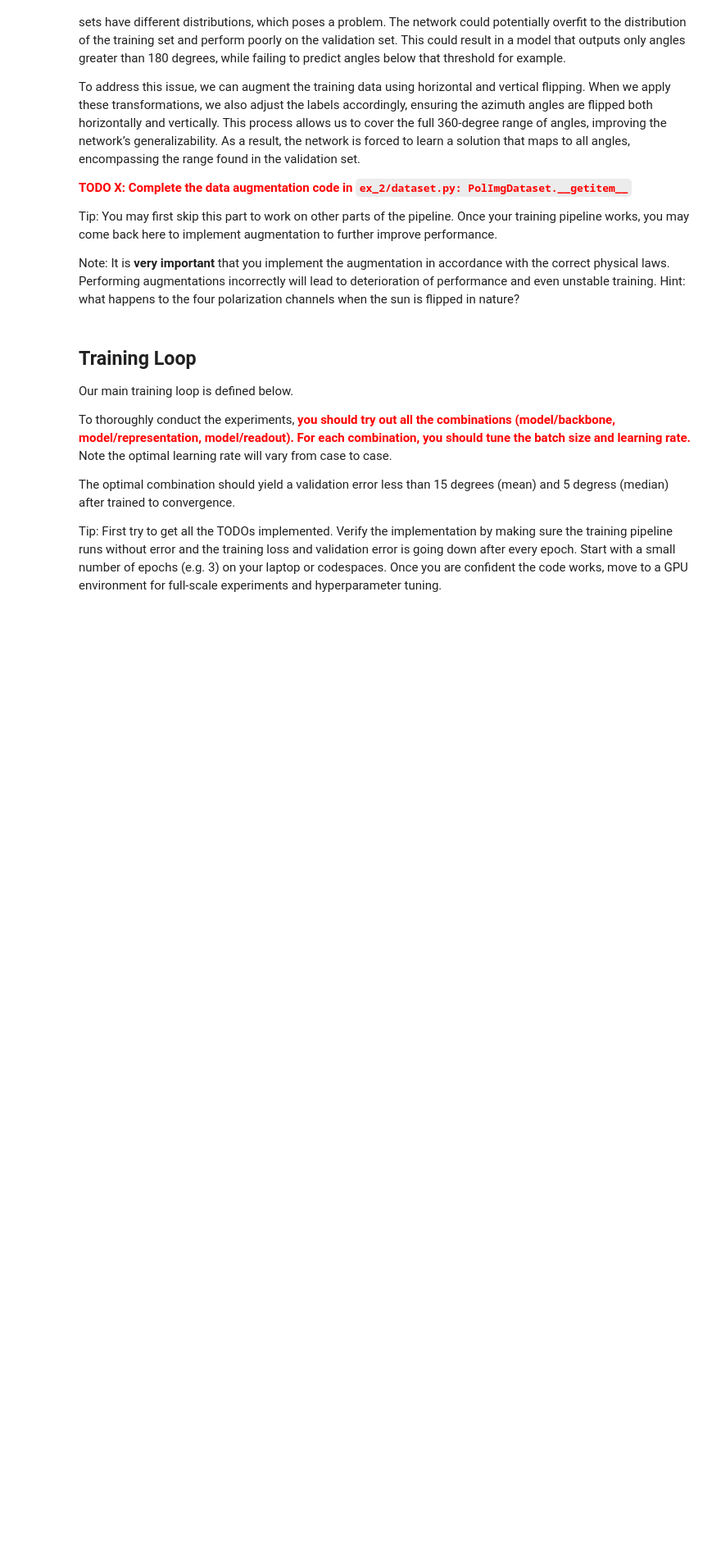
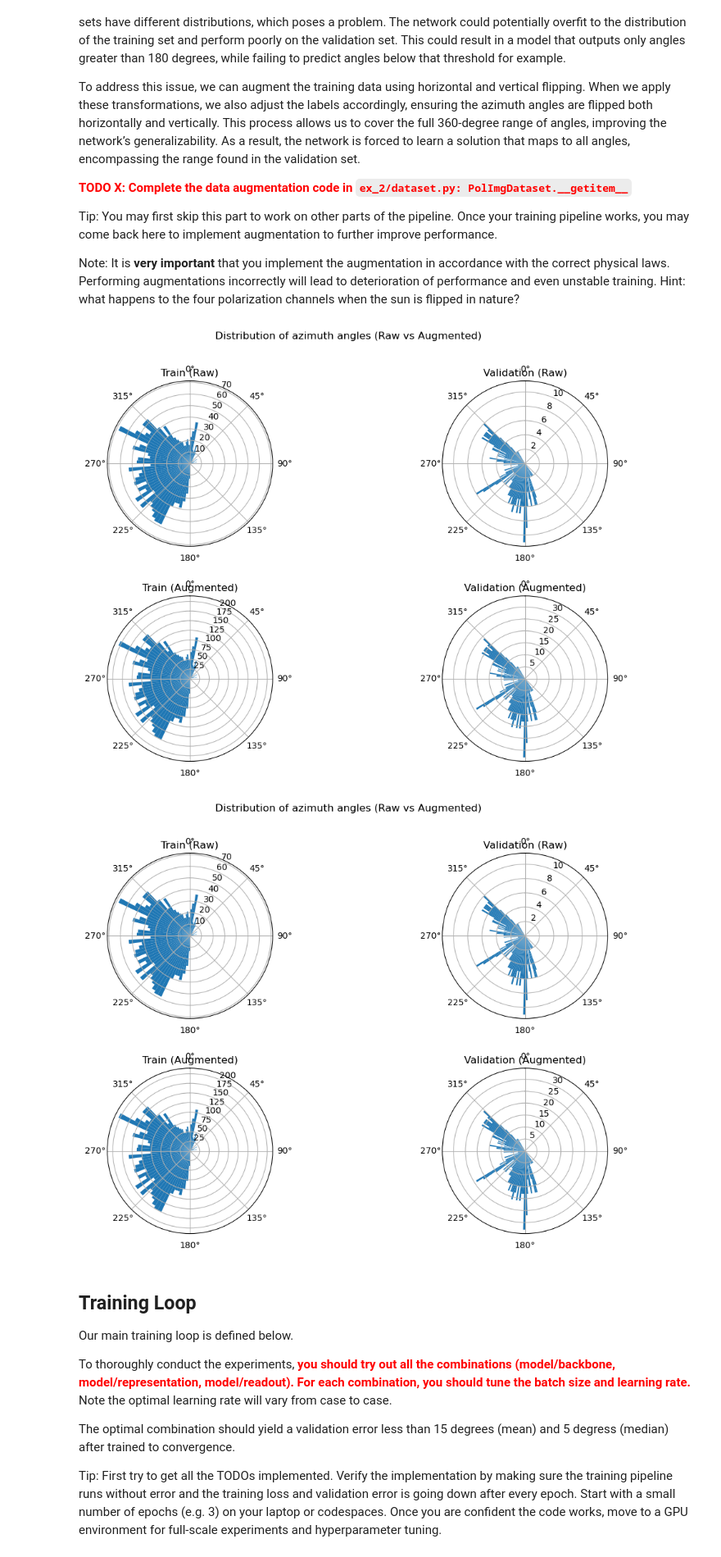
Before and after one commit to QMissinne/AE4353-Y25, a Jupyter notebook: ex_2/ex_2.ipynb, the cells around one changed output. Shown at 82% size. Saved outputs shown, nothing was run; the diff lists cells and outputs as text; code cells hidden in the pictures; blank space fills up the shorter version.

```diff
--- a/ex_2/ex_2.ipynb
+++ b/ex_2/ex_2.ipynb
@@ -43,9 +43,11 @@ import os
 import dataset
 from dataset import PolImgDataset
 
+# dataset_path = "/path/to/workspace/AE4353-Y25/data/polarization_dataset"
+dataset_path = "/media/qmissinne/Starry/AE4353/AE4353-Datasets-2024/polarization_dataset"
+
 base_dataset = PolImgDataset(
-    # "/path/to/workspace/AE4353-Y25/data/polarization_dataset",
-    "/home/qmissinne/MAVLab/AE4353-Y24/data/polarization_dataset",
+    dataset_path,
     h5=True,
     augment=True  # Apply augmentations if you want during training
 )
@@ -303,19 +308,22 @@ Note: It is **very important** that you implement the augmentation in accordance
 # %%
 from additional.plots import plot_raw_vs_augmented_angles
 
 # store both the raw and augmented dataset for comparison
 dataset_raw = PolImgDataset(
-    "/path/to/workspace/AE4353-Y25/data/polarization_dataset",
+    dataset_path,
     h5=True,
     augment=False  # No augmentations for raw dataset
 )
 dataset_aug = PolImgDataset(
-    "/path/to/workspace/AE4353-Y25/data/polarization_dataset",
+    dataset_path,
     h5=True,
     augment=True  # Apply augmentations for augmented dataset
 )
 
 plot_raw_vs_augmented_angles(dataset_raw, dataset_aug, train_indices, val_indices)
+# %% [output]
+[figure, added]
+[figure, added]
 # %%
 def get_readout_layer(readout, **kwargs):
     assert readout in ["angle", "vector"]
```
Also changed, not shown: parts of 8 cells of this notebook.
